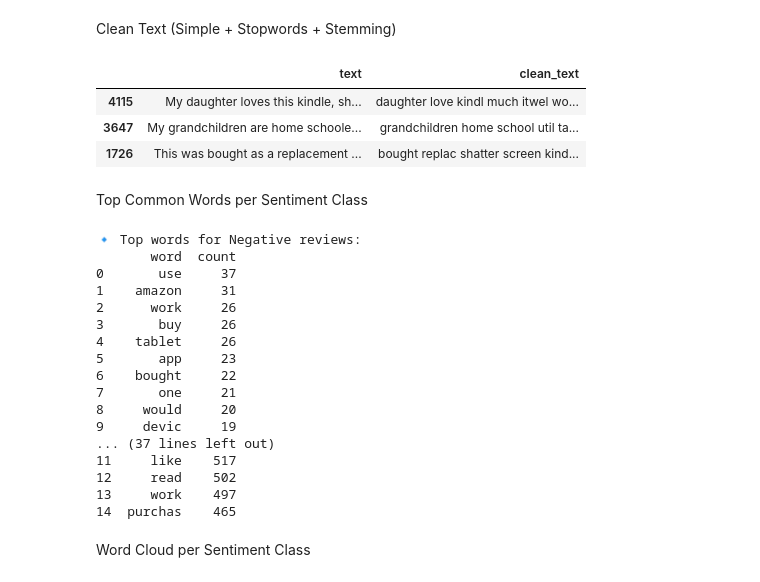
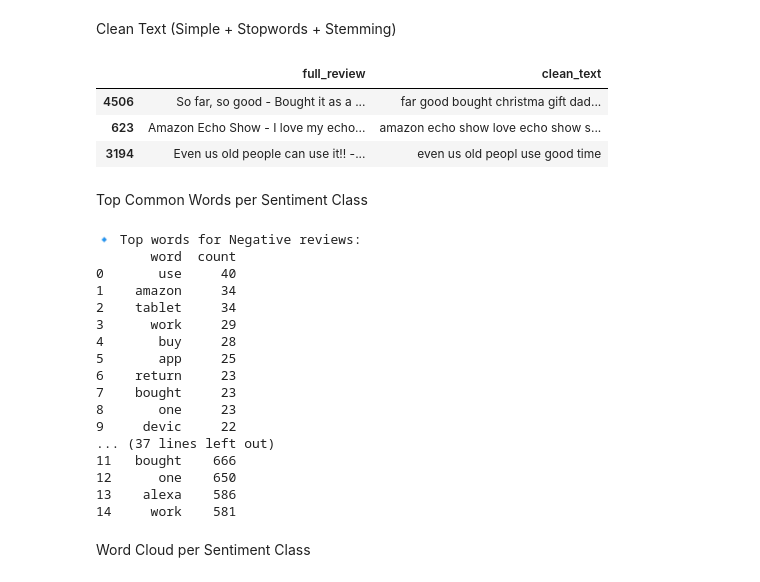
Before and after one commit to baggiyam/project-nlp-business-case-automated-customers-reviews-v2, a Jupyter notebook: data_preprocessing.ipynb, the cells around one changed output. Cells and saved outputs as stored; diff of their text form; code cells hidden in the pictures.

```diff
--- a/data_preprocessing.ipynb
+++ b/data_preprocessing.ipynb
@@ -97,51 +102,56 @@ Clean Text (Simple + Stopwords + Stemming)
 # %%
 def simple_clean_text(text):
     text = text.lower()
     text = re.sub(r"http\S+|@\w+|#\w+", "", text)
     text = re.sub(r"[^\w\s]", "", text)
     text = re.sub(r"\d+", "", text)
     text = re.sub(r"\s+", " ", text).strip()
 
     words = text.split()
     words = [stemmer.stem(word) for word in words if word not in stop_words]
     return " ".join(words)
 
-df['clean_text'] = df['text'].apply(simple_clean_text)
-df[['text', 'clean_text']].sample(3)
+df['clean_text'] = df['full_review'].apply(simple_clean_text)
+df[['full_review', 'clean_text']].sample(3)
 # %% [output]
-|  | text | clean_text |
-| 4115 | My daughter loves this kindle, sh... | daughter love kindl much itwel wo... |
-| 3647 | My grandchildren are home schoole... | grandchildren home school util ta... |
-| 1726 | This was bought as a replacement ... | bought replac shatter screen kind... |
+|  | full_review | clean_text |
+| 4506 | So far, so good - Bought it as a ... | far good bought christma gift dad... |
+| 623 | Amazon Echo Show - I love my echo... | amazon echo show love echo show s... |
+| 3194 | Even us old people can use it!! -... | even us old peopl use good time |
 # %% [markdown]
 Top Common Words per Sentiment Class
 # %%
-def get_top_n_words(texts, n=15):
-    all_words = ' '.join(texts).split()
+from collections import Counter
+import pandas as pd
+
+def get_top_n_words(text_series, n=15):
+    # Ensure we are dealing with strings
+    all_words = ' '.join(text_series.dropna().astype(str)).split()
     return pd.DataFrame(Counter(all_words).most_common(n), columns=['word', 'count'])
 
+# Loop through each sentiment label and show top words
 for label, sentiment in zip([0, 1, 2], ['Negative', 'Neutral', 'Positive']):
     print(f"\n🔹 Top words for {sentiment} reviews:")
-    top_words = get_top_n_words(df[df['label'] == label]['clean_text'])
+    top_words = get_top_n_words(df[df['label'] == label]['clean_text'], n=15)
     print(top_words)
 # %% [output]
 🔹 Top words for Negative reviews:
        word  count
-0       use     37
-1    amazon     31
-2      work     26
-3       buy     26
-4    tablet     26
-5       app     23
-6    bought     22
-7       one     21
-8     would     20
-9     devic     19
+0       use     40
+1    amazon     34
+2    tablet     34
+3      work     29
+4       buy     28
+5       app     25
+6    return     23
+7    bought     23
+8       one     23
+9     devic     22
 ... (37 lines left out)
-11     like    517
-12     read    502
-13     work    497
-14  purchas    465
+11   bought    666
+12      one    650
+13    alexa    586
+14     work    581
 # %% [markdown]
 Word Cloud per Sentiment Class
 # %%
```
Also changed, not shown: parts of 3 cells of this notebook, 3 other files.
